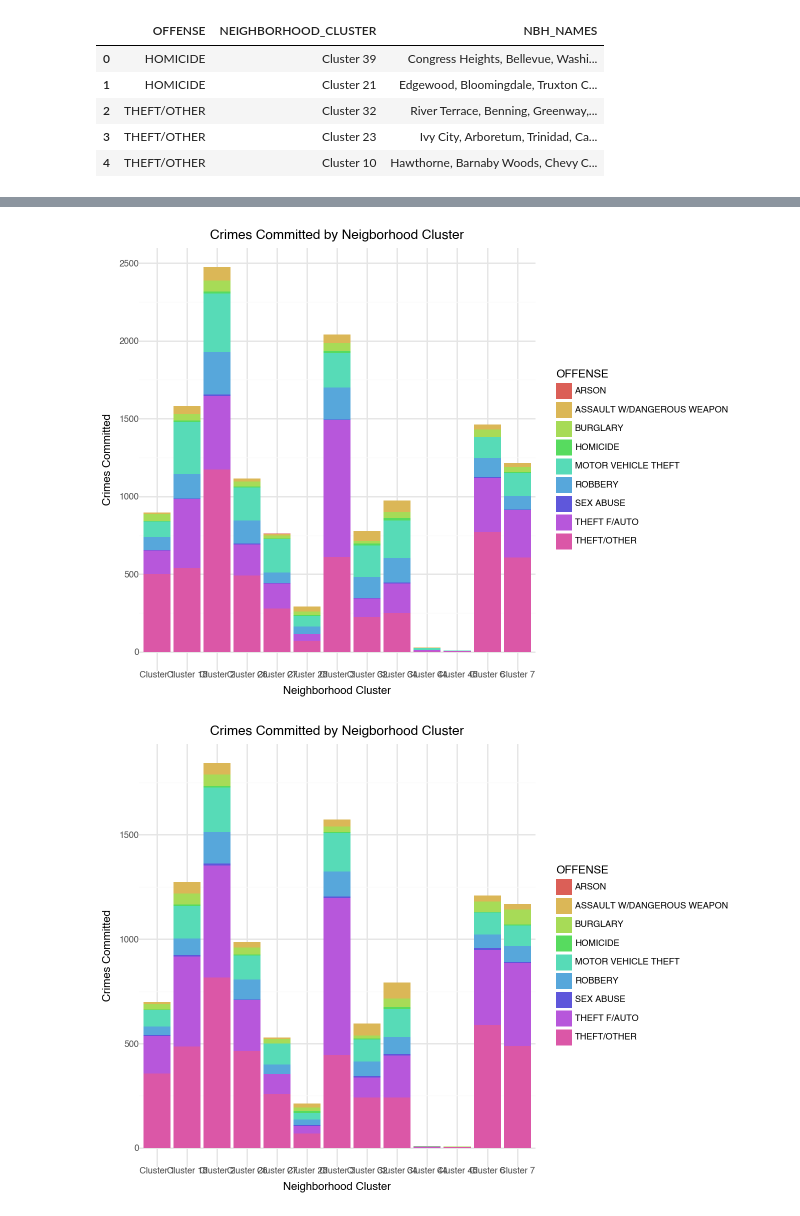
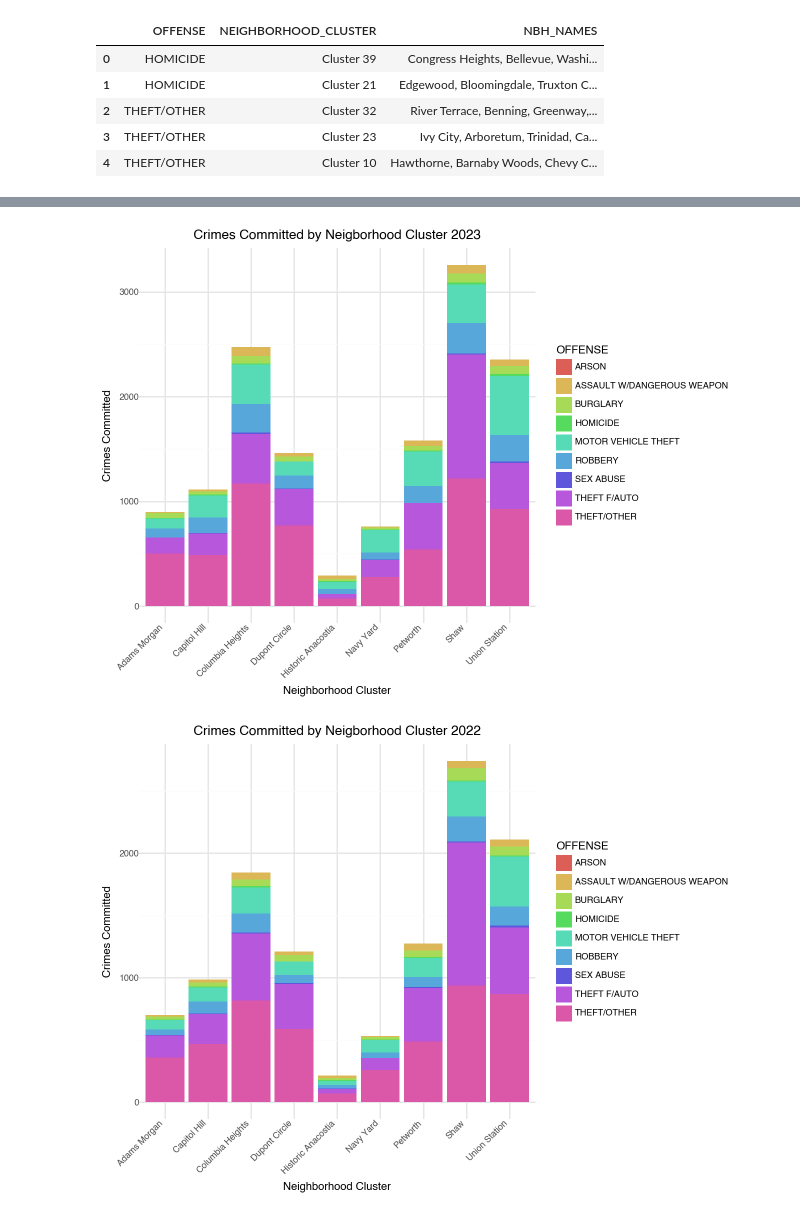
Before and after one commit to rebeccalwagner/PPOL_5203_FinalProject, a Jupyter notebook: files/visualizations/open_data_dc_viz.ipynb, the cells around one changed output, grey strips where cells are left out. Saved outputs shown, nothing was run; the diff lists cells and outputs as text; code cells hidden in the pictures.

Commit message:
updated visualizations for crime data to include neighborhood name

```diff
--- a/files/visualizations/open_data_dc_viz.ipynb
+++ b/files/visualizations/open_data_dc_viz.ipynb
@@ -116,0 +112,2 @@ crime_neighborhood.head()
+# %%
+crime_data_clean = neighborhoods_cleaned.explode("NBH_NAMES")
@@ -144,4 +145,25 @@ def merge_df(cluster_csv, crime_csv):
     with_name_filter = with_neighborhoods_filter.reset_index(drop = True)
     neighborhoods_cleaned = (with_name_filter.filter(["OFFENSE", "NEIGHBORHOOD_CLUSTER", "NBH_NAMES"]))
     neighborhoods_cleaned["COUNT"] = 1
-    return neighborhoods_cleaned
+    neighborhoods_cleaned['NBH_NAMES'] = [x.strip() for x in neighborhoods_cleaned['NBH_NAMES']]
+    neighborhoods_cleaned['NBH_NAMES'] = [re.split(r', |/', x)for x in neighborhoods_cleaned['NBH_NAMES']]
+    neighborhoods_cleaned['NBH_NAMES'] = neighborhoods_cleaned['NBH_NAMES'].apply(lambda x: [item for item in x if item in neighborhoods])
+    crime_data_clean = neighborhoods_cleaned.explode("NBH_NAMES")
+    return crime_data_clean
+# %%
+##function to graph crime category by cluster
+def crime_cluster(df, x, fill, year):
+    plot = (ggplot(data=df) +
+    # step 2: geom
+    geom_bar(
+
+    # step 3: aesthethics as variable
+     aes(x=x, fill=fill), stat="count") +
+
+    theme_minimal(base_size=8) +
+    theme(axis_text_x=element_text(angle=45, hjust=1)) +
+
+
+    # step labels: edit the labels of the graph
+    labs(x="Neighborhood Cluster", y="Crimes Committed", title= "Crimes Committed by Neigborhood Cluster " + year))
+    return plot
@@ -192,17 +215,0 @@ crime_2021.shape
-# %%
-##function to graph crime category by cluster
-def crime_cluster(df, x, fill):
-    plot = (ggplot(data=df) +
-    # step 2: geom
-    geom_bar(
-
-    # step 3: aesthethics as variable
-     aes(x=x, fill=fill), stat="count") +
-
-    theme_minimal(base_size=8) +
-    #theme(legend_position='none') +
-
-
-    # step labels: edit the labels of the graph
-    labs(x="Neighborhood Cluster", y="Crimes Committed", title="Crimes Committed by Neigborhood Cluster"))
-    return plot
@@ -209,11 +238,11 @@ def crime_cluster(df, x, fill):
 # %%
-crime_plot_2023 = crime_cluster(crime_2023, "NEIGHBORHOOD_CLUSTER", "OFFENSE")
+crime_plot_2023 = crime_cluster(crime_2023, "NBH_NAMES", "OFFENSE", '2023')
 crime_plot_2023
 # %% [output]
-[figure, old version]
+[figure, new version]
 # %%
-crime_plot_2022 = crime_cluster(crime_2022, "NEIGHBORHOOD_CLUSTER", "OFFENSE")
+crime_plot_2022 = crime_cluster(crime_2022, "NBH_NAMES", "OFFENSE", '2022')
 crime_plot_2022
 # %% [output]
-[figure, old version]
+[figure, new version]
 # %%
```
Also changed, not shown: parts of 25 cells of this notebook, 4 other files.
